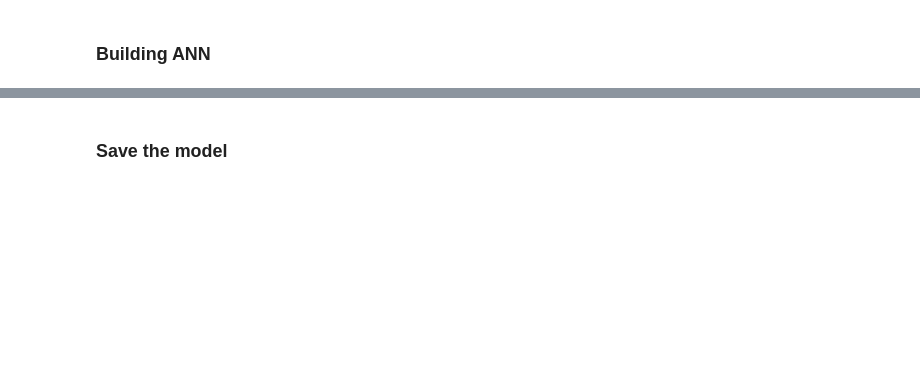
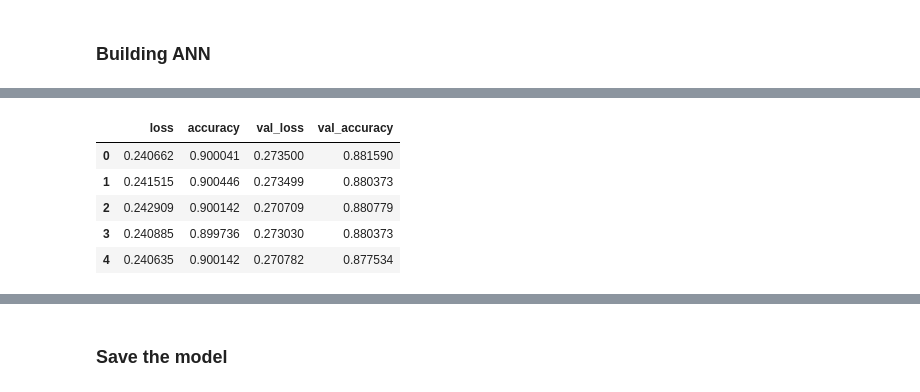
Before and after one commit to pulkitkhandelwal29/Customer-Revenue-Prediction, a Jupyter notebook: Customer_Revenue_Prediction.ipynb, the cells around one changed output, grey strips where cells are left out. Saved outputs shown, nothing was run; the diff lists cells and outputs as text; code cells hidden in the pictures; blank space fills up the shorter version.

```diff
--- a/Customer_Revenue_Prediction.ipynb
+++ b/Customer_Revenue_Prediction.ipynb
@@ -268,7 +328,7 @@ model = Sequential()
 #units are the neurons in the first hidden layer
 # kernel_initializer is a fancy term for which statistical distribution or function to use for initialising the weights. (0 to 1)
 #In case of statistical distribution, the library will generate numbers from that statistical distribution and use as starting weights.
-model.add(Dense(activation = 'relu', input_dim=15 , units = 18, kernel_initializer = 'uniform'))
+model.add(Dense(activation = 'relu', input_dim=14 , units = 18, kernel_initializer = 'uniform'))
 
 #Adding second hidden layer
 model.add(Dense(activation = 'relu', units=32 , kernel_initializer='uniform'))
@@ -304,6 +364,6 @@ Non-trainable params: 0
 _________________________________________________________________
 # %%
 #Fitting the ANN to the data
-model.fit(X,y,batch_size=128,epochs=100)
+model.fit(X_train,y_train,batch_size=128,epochs=100,validation_data=(X_test,y_test))
 # %% [output]
 Epoch 1/100
@@ -326,0 +419,11 @@ Epoch 100/100
+# %%
+#Losses and Accuracy from Model
+loss_accuracy = pd.DataFrame(model.history.history)
+loss_accuracy.head()
+# %% [output]
+|  | loss | accuracy | val_loss | val_accuracy |
+| 0 | 0.240662 | 0.900041 | 0.273500 | 0.881590 |
+| 1 | 0.241515 | 0.900446 | 0.273499 | 0.880373 |
+| 2 | 0.242909 | 0.900142 | 0.270709 | 0.880779 |
+| 3 | 0.240885 | 0.899736 | 0.273030 | 0.880373 |
+| 4 | 0.240635 | 0.900142 | 0.270782 | 0.877534 |
```
Also changed, not shown: parts of 60 cells of this notebook.
